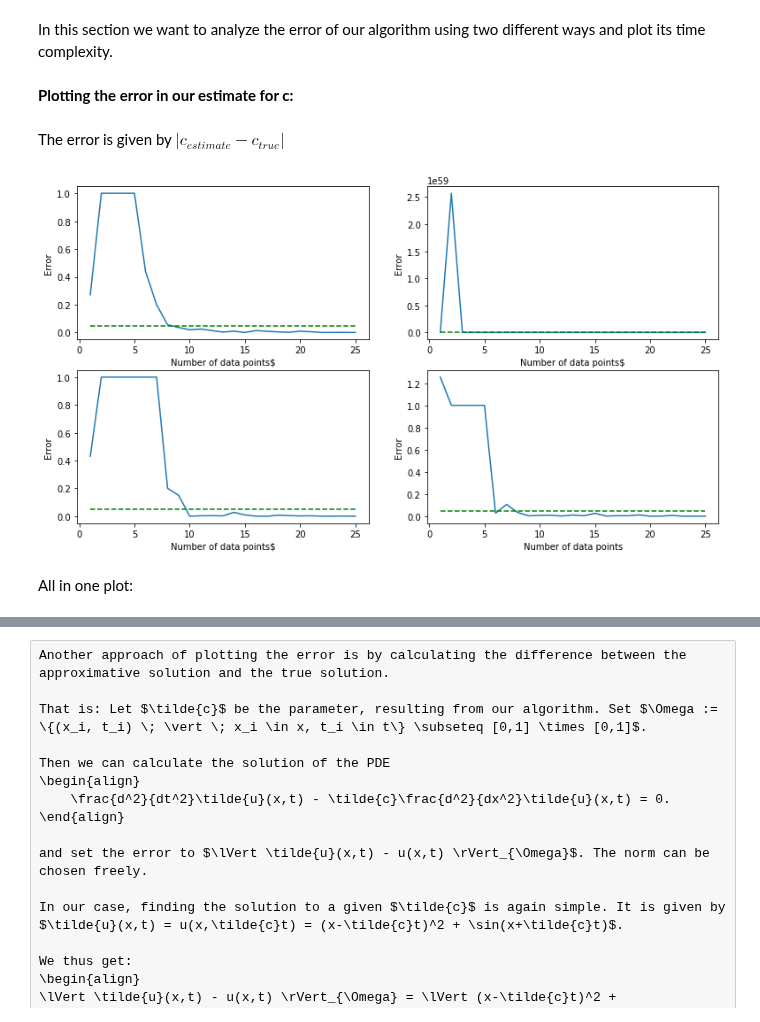
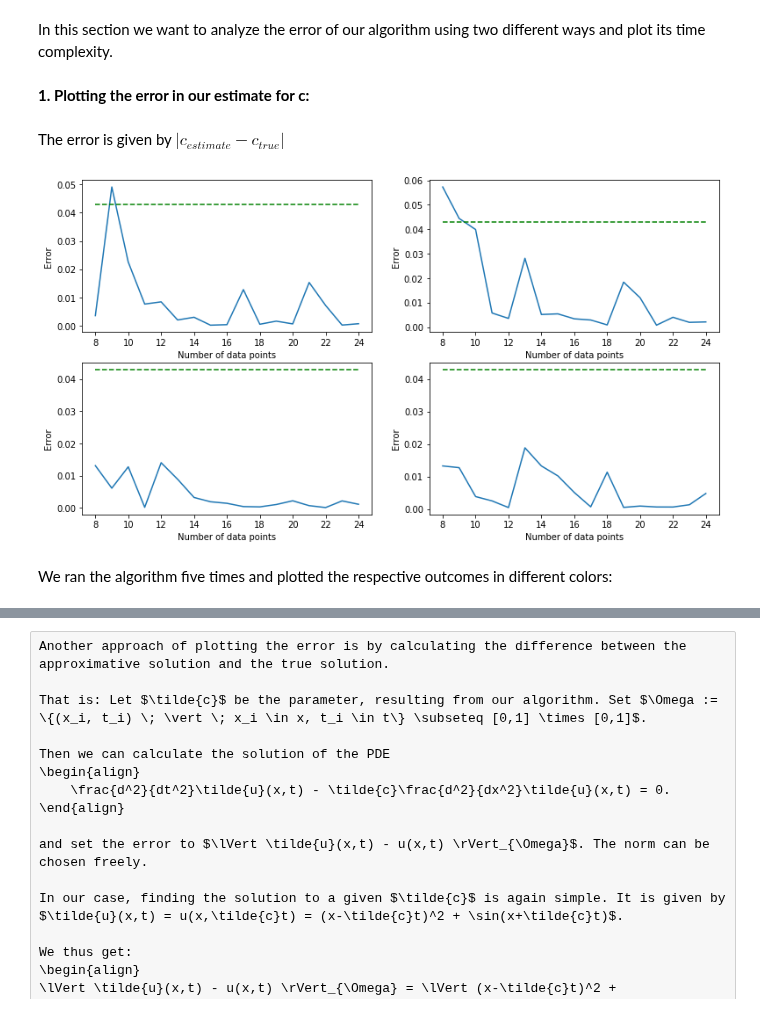
Before and after one commit to ratnania/mlhiphy, a Jupyter notebook: wave_equation/wave_eq_with_analysis.ipynb, the cells around one changed output, grey strips where cells are left out. Drawn from its saved outputs; the diff is of its cells as text; code cells hidden in the pictures.

```diff
--- a/wave_equation/wave_eq_with_analysis.ipynb
+++ b/wave_equation/wave_eq_with_analysis.ipynb
@@ -210,29 +214,43 @@ for k in range(5):
         res[k][n] = np.exp(m.x[3])
         timing[k][n] = time.time() - start_time
 # %% [markdown]
-**Plotting the error in our estimate for c:**
+**1. Plotting the error in our estimate for c:**
 # %% [markdown]
 The error is given by $| c_{estimate} - c_{true} |$
 # %%
-lin = np.linspace(1, res.shape[1], res.shape[1])
+lin = np.linspace(8, res.shape[1] - 1, res.shape[1] - 8)
 ones = np.ones(res.shape[1])
-est = np.repeat(0.05, len(lin))
+est = np.repeat(0.043, len(lin))
 
-f, (ax1, ax2) = plt.subplots(ncols=2, nrows=2, figsize=(13,7))
-ax1[0].plot(lin, np.abs(res[0,:] - ones))
-ax1[0].plot(lin, est, linestyle='dashed', color='green')
-ax1[0].set(xlabel= r"Number of data points$", ylabel= "Error")
-ax1[1].plot(lin, np.abs(res[1,:] - ones))
-ax1[1].plot(lin, est, linestyle='dashed', color='green')
-ax1[1].set(xlabel= r"Number of data points$", ylabel= "Error")
-ax2[0].plot(lin, np.abs(res[2,:] - ones))
-ax2[0].plot(lin, est, linestyle='dashed', color='green')
-ax2[0].set(xlabel= r"Number of data points$", ylabel= "Error")
-ax2[1].plot(lin, np.abs(res[3,:] - ones))
-ax2[1].plot(lin, est, linestyle='dashed', color='green')
-ax2[1].set(xlabel= r"Number of data points", ylabel= "Error");
+def show_2(lin, ones, est):
+    f, (ax1, ax2) = plt.subplots(ncols=2, nrows=2, figsize=(13,7))
+    to_del = np.linspace(0, 7, 8)
+
+    a0 = np.delete(np.abs(res[0,:] - ones), to_del)
+    ax1[0].plot(lin, a0)
+    ax1[0].plot(lin, est, linestyle='dashed', color='green')
+    ax1[0].set(xlabel= r"Number of data points", ylabel= "Error")
+
+    a1 = np.delete(np.abs(res[1,:] - ones), to_del)
+    ax1[1].plot(lin, a1)
+    ax1[1].plot(lin, est, linestyle='dashed', color='green')
+    ax1[1].set(xlabel= r"Number of data points", ylabel= "Error")
+
+    a2 = np.delete(np.abs(res[2,:] - ones), to_del)
+    ax2[0].plot(lin, a2)
+    ax2[0].plot(lin, est, linestyle='dashed', color='green')
+    ax2[0].set(xlabel= r"Number of data points", ylabel= "Error")
+
+    a3 = np.delete(np.abs(res[3,:] - ones), to_del)
+    ax2[1].plot(lin, a3)
+    ax2[1].plot(lin, est, linestyle='dashed', color='green')
+    ax2[1].set(xlabel= r"Number of data points", ylabel= "Error")
+
+    plt.show()
-# %% [output]
-[figure, removed]
-# %% [markdown]
-All in one plot:
+# %%
+show_2(lin, ones, est)
+# %% [output]
+[figure, added]
+# %% [markdown]
+We ran the algorithm five times and plotted the respective outcomes in different colors:
 # %%
```
Also changed, not shown: parts of 18 cells of this notebook.
